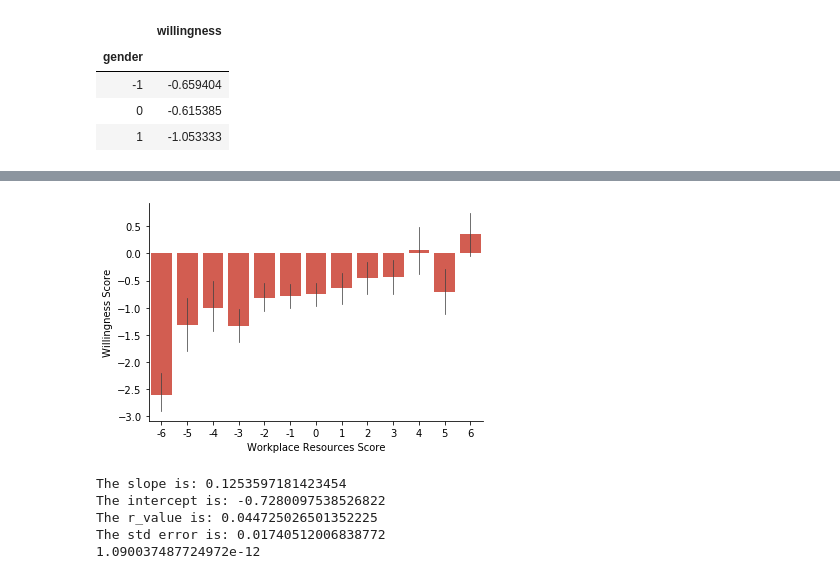
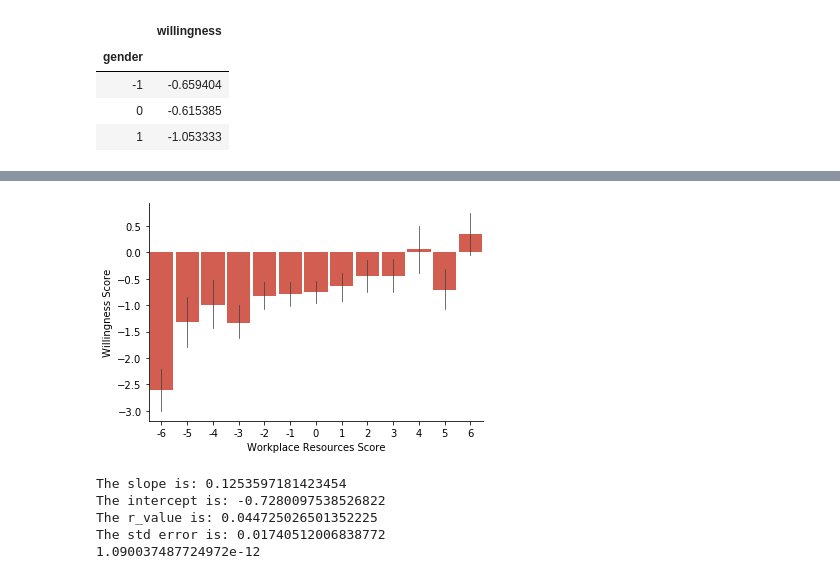
Before and after one commit to chriszapp/data-squad-32_EDA, a Jupyter notebook: eda-report-mental-health.ipynb, the cells around one changed output, grey strips where cells are left out. Saved outputs shown, nothing was run; the diff lists cells and outputs as text; code cells hidden in the pictures.

Commit message:
added plots almost finished analysis

```diff
--- a/eda-report-mental-health.ipynb
+++ b/eda-report-mental-health.ipynb
@@ -407,12 +392,0 @@ sns.despine()
-# %%
-# i wanted to look at what would be some obvious variables to look at before making our final analysis.
-# for example, some might predict that people who are actually getting treatment might be more willing
-# to speak about their mental health, or not, who knows?
-
-survey_coded['treatment'].replace(to_replace=-1, value=0, inplace= True)
-label = 'Willingness Score'
-
-bars = sns.barplot(x='work_interfere', y='willingness', data= survey_coded, , color= flatui[-1])
-
-bars.set(xlabel= label, ylabel= 'Proportion Treatment')
-sns.despine()
@@ -455,15 +485,19 @@ willingness_treatment
 # %%
 # create a bar plot with the average willingness score for each workplace resourses category
 xlabel = 'Workplace Resources Score'
 ylabel = 'Willingness Score'
 
+fig, ax = plt.subplots()
 bars = sns.barplot(x='workplace_resources', y='willingness', data= survey_coded,
                    color= flatui[3], errwidth=0.75)
 
 bars.set(xlabel= xlabel, ylabel= ylabel)
 sns.despine()
+change_width(ax, .9)
+figure = bars.get_figure()
+figure.savefig('resources_willingness.png')
 # %% [output]
-[figure, old version]
+[figure, new version]
 # %%
 # to try and get some statistical power on this we took the raw data and tried to make a linear regression
 # to see if we could predict the willing score of a person using workplace resources.
```
Also changed, not shown: parts of 14 cells of this notebook, 6 other files.
